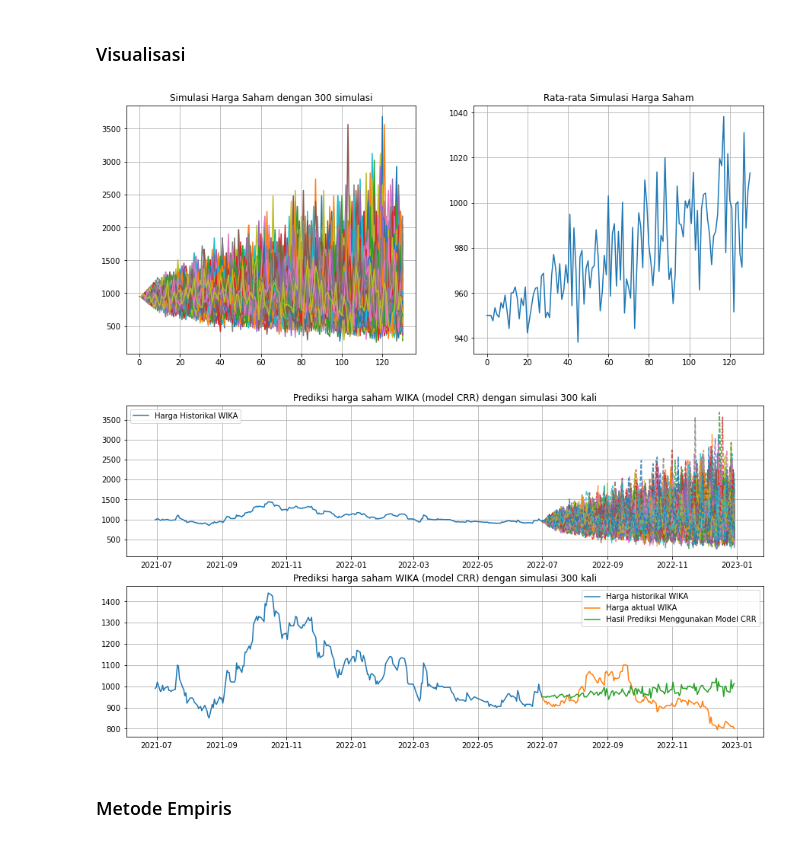
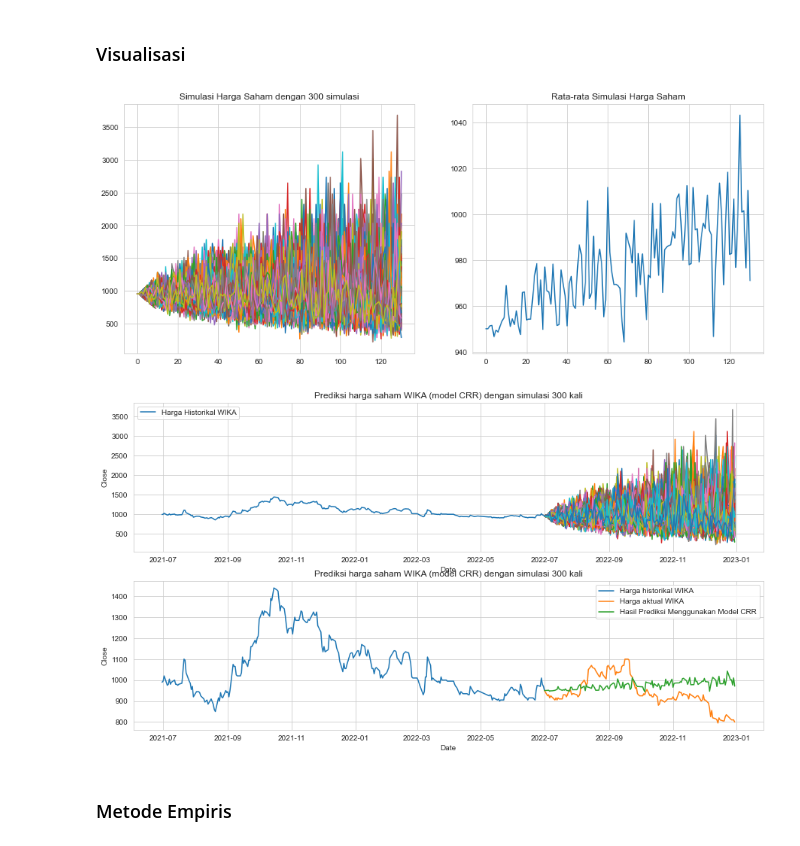
Before and after one commit to Heritsam/monte-carlo-stocks-prediction, a Jupyter notebook: binomial.ipynb, the cells around one changed output. Saved outputs shown, nothing was run; the diff lists cells and outputs as text; code cells hidden in the pictures.

```diff
--- a/binomial.ipynb
+++ b/binomial.ipynb
@@ -13,9 +13,12 @@ import numpy as np
 import math
 import scipy.stats as ss
 import matplotlib.pyplot as plt
+import seaborn as sns
 import yfinance as yf
 import pandas as pd
 from pandas_datareader import data as pdr
+
+sns.set_style('whitegrid')
 # %%
 ywika = yf.Ticker('WIKA.JK')
 
@@ -217,43 +223,43 @@ selang kepercayaan 95% = [1856.0233111062828, 2045.98469479975]
 # %%
 fig, (ax1, ax2) = plt.subplots(1, 2, figsize=(15, 6))
 
 # Plotting the paths
-[ax1.plot(k) for k in smt]
+[sns.lineplot(data=k, ax=ax1) for k in smt]
 
 # Average path of stock prices
 smean_crr = np.mean(np.array(smt), axis=0)
 
-ax2.plot(smean_crr)
+sns.lineplot(data=smean_crr, ax=ax2)
 
 ax1.title.set_text(f'Simulasi Harga Saham dengan {simulations} simulasi')
 ax2.title.set_text('Rata-rata Simulasi Harga Saham')
 
-ax1.grid()
-ax2.grid()
+plt.show()
 # %% [output]
-[figure, old version]
+[figure, new version]
 # %%
 fig, (ax1, ax2) = plt.subplots(2, 1, figsize=(15, 8))
 
-ax1.plot(hist['Close'], label='Harga Historikal WIKA')
-ax1.plot(actual['Close'])
-[ax1.plot(pd.Series(k[1:], index=actual.index), alpha=0.8, linestyle='--') for k in smt]
+sns.lineplot(data=hist.Close, ax=ax1, label='Harga Historikal WIKA')
+sns.lineplot(data=actual.Close, ax=ax1)
+[sns.lineplot(data=pd.Series(k[1:], index=actual.index), ax=ax1) for k in smt]
+# [ax1.plot(pd.Series(k[1:], index=actual.index), alpha=0.8, linestyle='--') for k in smt]
 
-ax2.plot(hist['Close'], label='Harga historikal WIKA')
-ax2.plot(actual['Close'], label='Harga aktual WIKA')
-ax2.plot(pd.Series(smean_crr[1:], index=actual.index), label='Hasil Prediksi Menggunakan Model CRR')
+sns.lineplot(data=hist['Close'], label='Harga historikal WIKA', ax=ax2)
+sns.lineplot(data=actual['Close'], label='Harga aktual WIKA', ax=ax2)
+sns.lineplot(data=pd.Series(smean_crr[1:], index=actual.index), label='Hasil Prediksi Menggunakan Model CRR', ax=ax2)
 
 ax1.set_title(f'Prediksi harga saham WIKA (model CRR) dengan simulasi {simulations} kali')
 ax2.set_title(f'Prediksi harga saham WIKA (model CRR) dengan simulasi {simulations} kali')
 
-ax1.grid()
-ax2.grid()
+# ax1.grid()
+# ax2.grid()
 
-ax1.legend()
-ax2.legend()
+# ax1.legend()
+# ax2.legend()
 plt.show()
 # %% [output]
-[figure, old version]
+[figure, new version]
 # %% [markdown]
 ### Metode Empiris
 # %%
```
Also changed, not shown: parts of 11 cells of this notebook, 1 other file.
